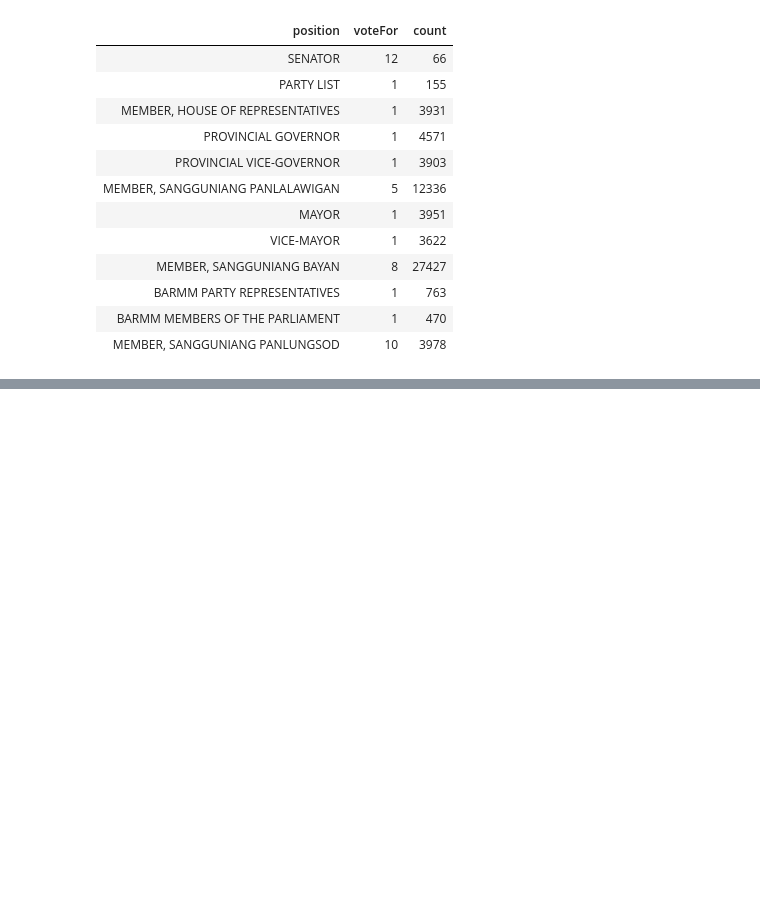
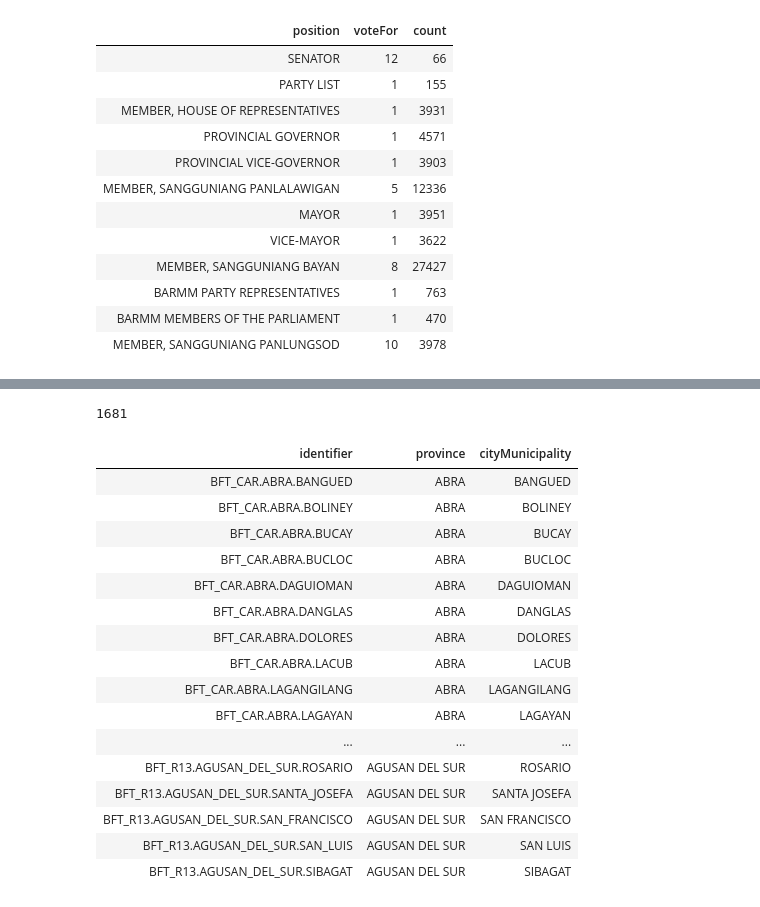
Before and after one commit to TheCharlesJosh/kodigome, a Jupyter notebook: assets/2025/Extract Candidates.ipynb, the cells around one changed output, grey strips where cells are left out. Cells and saved outputs as stored; diff of their text form; code cells hidden in the pictures; blank space fills up the shorter version.

```diff
--- a/assets/2025/Extract Candidates.ipynb
+++ b/assets/2025/Extract Candidates.ipynb
@@ -227,0 +237,53 @@ dataFrame
+# %%
+let dataFrameMappingObj = {
+  identifier: [],
+  province: [],
+  cityMunicipality: []
+}
+
+for (const markdownFile of markdownFiles) {
+  let identifier = path.parse(markdownFile).name
+  let splits = identifier.split('.')
+
+  if (splits.length === 2) {
+    dataFrameMappingObj.identifier.push(identifier)
+    dataFrameMappingObj.province.push(splits[0])
+    dataFrameMappingObj.cityMunicipality.push(splits[1])
+  }
+
+  if (splits.length === 3) {
+    dataFrameMappingObj.identifier.push(identifier)
+    dataFrameMappingObj.province.push(splits[1])                          // Skip the region
+    dataFrameMappingObj.cityMunicipality.push(splits[2])
+  }
+}
+# %% [output]
+1681
+# %%
+let dataFrameMapping = new pl.DataFrame(dataFrameMappingObj)
+  .sort('province')
+  .select(
+    'identifier',
+    pl.col('province').str.replaceAll('_', ' '),
+    pl.col('cityMunicipality').str.replaceAll('_', ' ')
+  )
+
+dataFrameMapping
+# %% [output]
+| identifier | province | cityMunicipality |
+| BFT_CAR.ABRA.BANGUED | ABRA | BANGUED |
+| BFT_CAR.ABRA.BOLINEY | ABRA | BOLINEY |
+| BFT_CAR.ABRA.BUCAY | ABRA | BUCAY |
+| BFT_CAR.ABRA.BUCLOC | ABRA | BUCLOC |
+| BFT_CAR.ABRA.DAGUIOMAN | ABRA | DAGUIOMAN |
+| BFT_CAR.ABRA.DANGLAS | ABRA | DANGLAS |
+| BFT_CAR.ABRA.DOLORES | ABRA | DOLORES |
+| BFT_CAR.ABRA.LACUB | ABRA | LACUB |
+| BFT_CAR.ABRA.LAGANGILANG | ABRA | LAGANGILANG |
+| BFT_CAR.ABRA.LAGAYAN | ABRA | LAGAYAN |
+| ... | ... | ... |
+| BFT_R13.AGUSAN_DEL_SUR.ROSARIO | AGUSAN DEL SUR | ROSARIO |
+| BFT_R13.AGUSAN_DEL_SUR.SANTA_JOSEFA | AGUSAN DEL SUR | SANTA JOSEFA |
+| BFT_R13.AGUSAN_DEL_SUR.SAN_FRANCISCO | AGUSAN DEL SUR | SAN FRANCISCO |
+| BFT_R13.AGUSAN_DEL_SUR.SAN_LUIS | AGUSAN DEL SUR | SAN LUIS |
+| BFT_R13.AGUSAN_DEL_SUR.SIBAGAT | AGUSAN DEL SUR | SIBAGAT |
```
Also changed, not shown: parts of 17 cells of this notebook, 6 other files.
